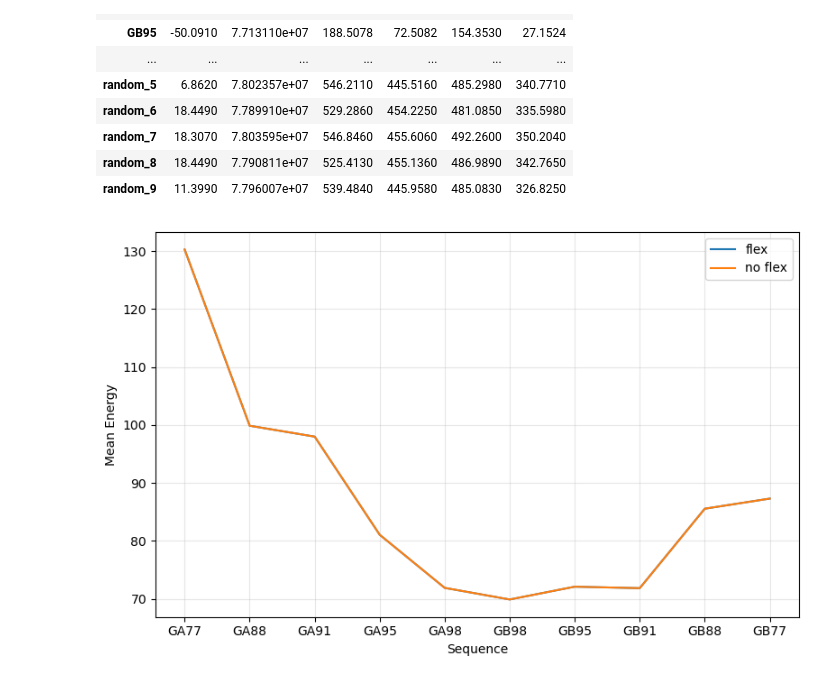
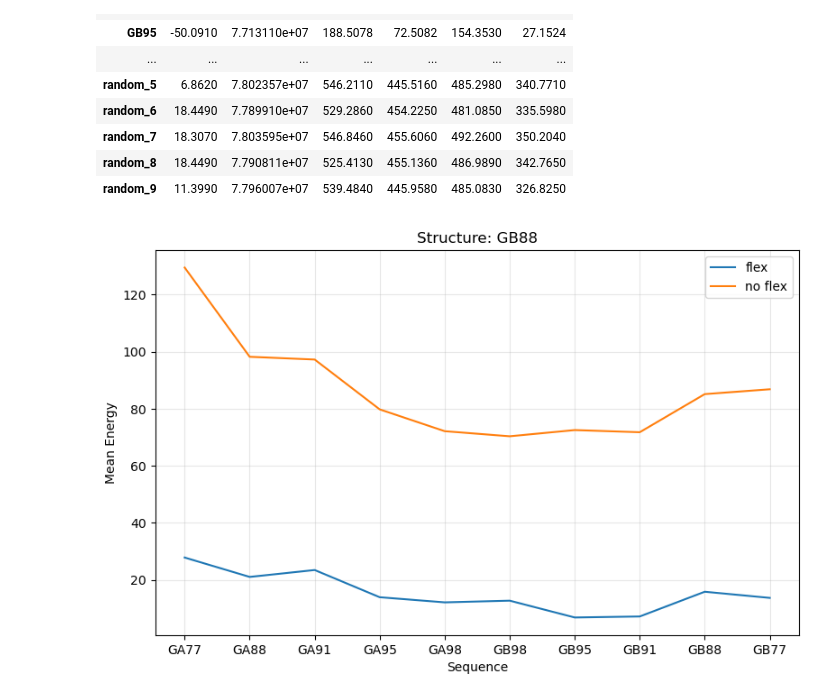
Before and after one commit to GeroyUsilov/bb-scripts, a Jupyter notebook: flex_comparison.ipynb, the cells around one changed output. Saved outputs shown, nothing was run; the diff lists cells and outputs as text; code cells hidden in the pictures.

```diff
--- a/flex_comparison.ipynb
+++ b/flex_comparison.ipynb
@@ -4,7 +4,7 @@ import pandas as pd
 import re
 import numpy as np
 
-def process_rosetta_scores(folder_path):
+def process_rosetta_scores(folder_path,exclude_last = False):
     """
     Process Rosetta score files in a folder and return average and standard deviation
     of total scores in two dataframes.
@@ -73,8 +73,12 @@ def process_rosetta_scores(folder_path):
     for (structure, sequence), scores in scores_dict.items():
         if scores:  # Make sure we have scores
             seq_index = sequences.index(sequence)
-            avg_data[structure][seq_index] = np.mean(scores)
-            std_data[structure][seq_index] = np.std(scores)
+            if exclude_last:
+                avg_data[structure][seq_index] = np.mean(scores[:-1])
+                std_data[structure][seq_index] = np.std(scores[:-1])
+            else:
+                avg_data[structure][seq_index] = np.mean(scores)
+                std_data[structure][seq_index] = np.std(scores)
 
     # Create dataframes
     avg_df = pd.DataFrame(avg_data, index=sequences)
@@ -84,2 +93,2 @@ def process_rosetta_scores(folder_path):
 # %%
-no_flex_avg_df, no_flex_std_df = process_rosetta_scores("results/scores")
+no_flex_avg_df, no_flex_std_df = process_rosetta_scores("results/flex_scores")
@@ -88,3 +95,5 @@ flex_avg_df, flex_std_df = process_rosetta_scores("results/scores")
+# %%
+flex_avg_df, flex_std_df = process_rosetta_scores("results/relax_scores",exclude_last = True)
 # %%
 no_flex_avg_df
 # %% [output]
@@ -105,23 +114,26 @@ no_flex_avg_df
 | random_7 | 18.3070 | 7.803595e+07 | 546.8460 | 455.6060 | 492.2600 | 350.2040 |
 | random_8 | 18.4490 | 7.790811e+07 | 525.4130 | 455.1360 | 486.9890 | 342.7650 |
 | random_9 | 11.3990 | 7.796007e+07 | 539.4840 | 445.9580 | 485.0830 | 326.8250 |
+# %%
+struct_dict = {'2kdl':'GA95','2kdm':'GB95','2jws':'GA88','2jwu':'GB88','1pga':'GBWT'}
 # %%
 
 import matplotlib.pyplot as plt
 plt.figure(figsize=(8, 5))
 sequence_order = ['GA77','GA88','GA91', 'GA95','GA98','GB98', 'GB95','GB91','GB88', 'GB77']
 
 struct = '2jwu'
 plot_df = flex_avg_df.loc[sequence_order]
 plt.plot(plot_df.index, plot_df[struct], label = 'flex')
 plot_df = no_flex_avg_df.loc[sequence_order]
 plt.plot(plot_df.index, plot_df[struct], label = 'no flex')
 
 plt.xlabel('Sequence')
 plt.ylabel('Mean Energy')
 plt.legend()
 plt.grid(True, alpha=0.3)
 plt.tight_layout()
+plt.title("Structure: " + struct_dict[struct])
 plt.show()
 # %% [output]
-[figure, old version]
+[figure, new version]
```
Also changed, not shown: parts of 8 cells of this notebook, 9 other files.
